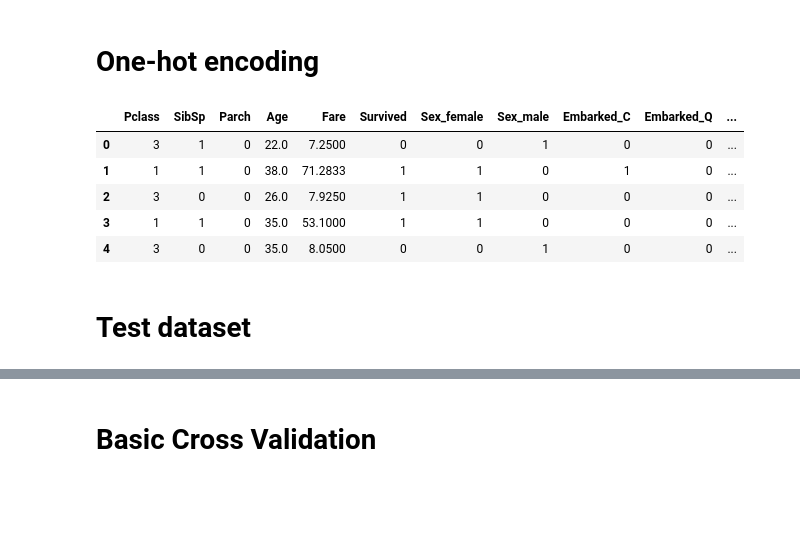
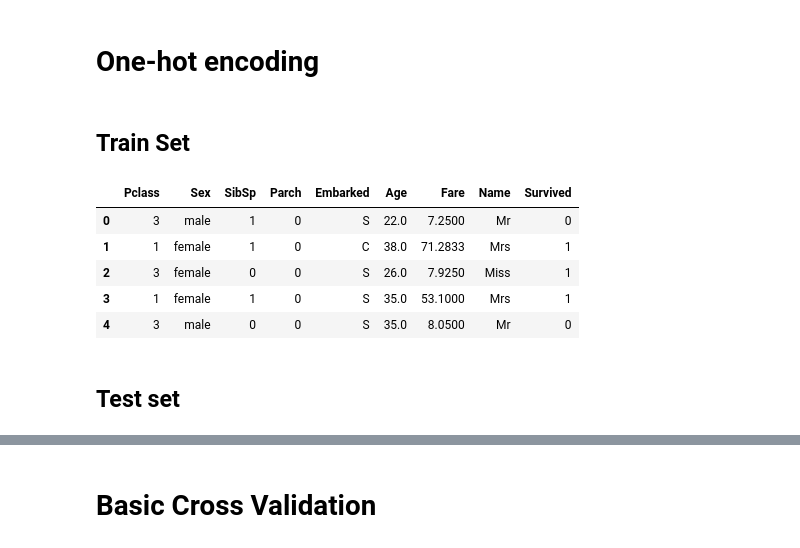
Before and after one commit to Cornelii/kaggle, a Jupyter notebook: titanic/baseline.ipynb, the cells around one changed output, grey strips where cells are left out. Saved outputs shown, nothing was run; the diff lists cells and outputs as text; code cells hidden in the pictures; blank space fills up the shorter version.

```diff
--- a/titanic/baseline.ipynb
+++ b/titanic/baseline.ipynb
@@ -338,5 +370,5 @@ Index(['Pclass', 'Sex', 'SibSp', 'Parch', 'Embarked', 'Age', 'Fare',
 from sklearn.impute import SimpleImputer
 imp=SimpleImputer(missing_values=np.nan, strategy="most_frequent")
 imp2=SimpleImputer(missing_values=np.nan, strategy="most_frequent")
-pdf_train.loc[:,["Embarked","Age"]]=imp.fit_transform(pdf_train[["Embarked","Age"]])
+x_train.loc[:,["Embarked","Age"]]=imp.fit_transform(x_train[["Embarked","Age"]])
 # %%
@@ -358,3 +407,14 @@ column: Survived         Percent of NaN value: 0.00
 # %% [markdown]
 # One-hot encoding
+# %% [markdown]
+## Train Set
+# %%
+x_train.head(5)
+# %% [output]
+|  | Pclass | Sex | SibSp | Parch | Embarked | Age | Fare | Name | Survived |
+| 0 | 3 | male | 1 | 0 | S | 22.0 | 7.2500 | Mr | 0 |
+| 1 | 1 | female | 1 | 0 | C | 38.0 | 71.2833 | Mrs | 1 |
+| 2 | 3 | female | 0 | 0 | S | 26.0 | 7.9250 | Miss | 1 |
+| 3 | 1 | female | 1 | 0 | S | 35.0 | 53.1000 | Mrs | 1 |
+| 4 | 3 | male | 0 | 0 | S | 35.0 | 8.0500 | Mr | 0 |
 # %%
@@ -362,11 +422,2 @@ pdf_train=pd.get_dummies(pdf_train,columns=["Sex","Embarked"])
-# %%
-pdf_train.head()
-# %% [output]
-|  | Pclass | SibSp | Parch | Age | Fare | Survived | Sex_female | Sex_male | Embarked_C | Embarked_Q | ... |
-| 0 | 3 | 1 | 0 | 22.0 | 7.2500 | 0 | 0 | 1 | 0 | 0 | ... |
-| 1 | 1 | 1 | 0 | 38.0 | 71.2833 | 1 | 1 | 0 | 1 | 0 | ... |
-| 2 | 3 | 0 | 0 | 26.0 | 7.9250 | 1 | 1 | 0 | 0 | 0 | ... |
-| 3 | 1 | 1 | 0 | 35.0 | 53.1000 | 1 | 1 | 0 | 0 | 0 | ... |
-| 4 | 3 | 0 | 0 | 35.0 | 8.0500 | 0 | 0 | 1 | 0 | 0 | ... |
 # %% [markdown]
-# Test dataset
+## Test set
```
Also changed, not shown: parts of 37 cells of this notebook, 1 other file.
